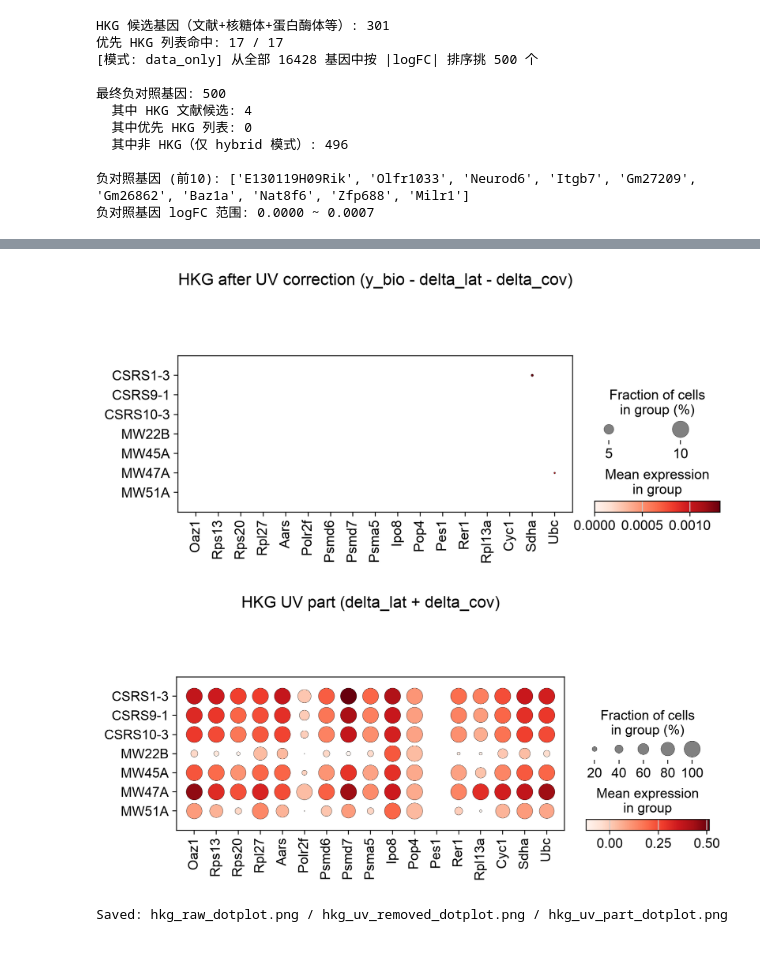
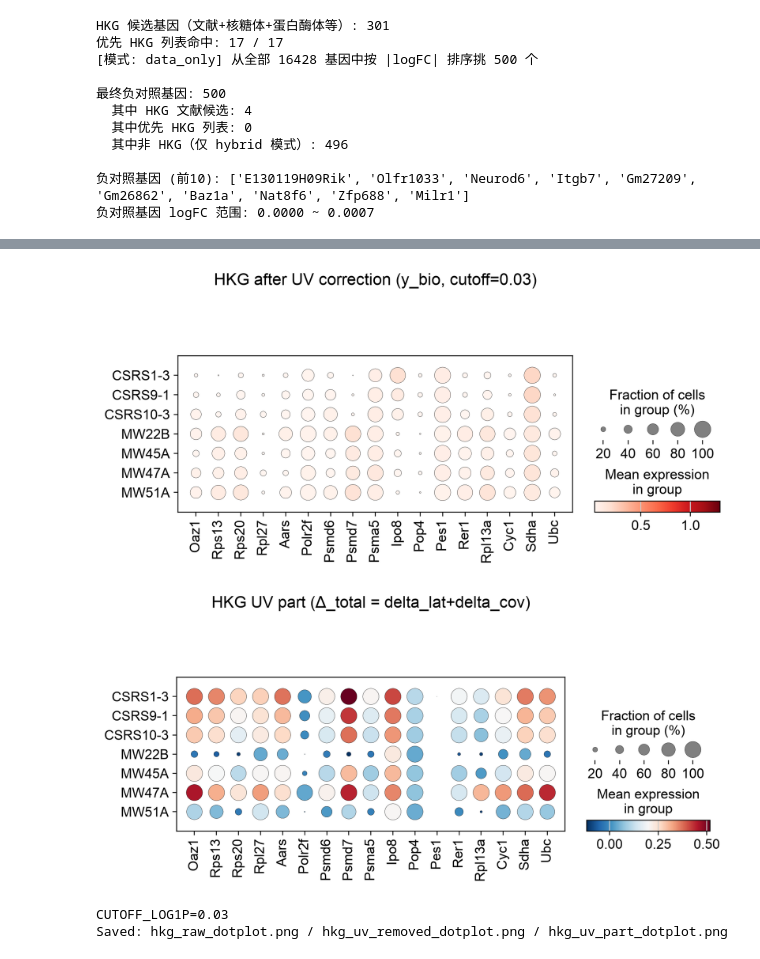
Before and after one commit to juychen/RUVDEG, a Jupyter notebook: testRUVVAE.ipynb, the cells around one changed output, grey strips where cells are left out. Saved outputs shown, nothing was run; the diff lists cells and outputs as text; code cells hidden in the pictures.

```diff
--- a/testRUVVAE.ipynb
+++ b/testRUVVAE.ipynb
@@ -934,9 +1080,10 @@ Saved: hkg_before_uv.png / hkg_after_uv.png
 # %%
 # ========== 9d. Scanpy dotplot：HKG raw / UV-removed / UV-part 三联图 ==========
-# 把三个量放在不同 layer，用 dotplot 横向比较 HKG 的 UV 校正效果。
+# 横向比较 HKG 的 UV 校正效果, raw 和 y_bio 用同一颜色尺度。
 import matplotlib.pyplot as plt
 
-# 计算 delta_lat + delta_cov，作为“被模型归到 UV 的部分”
+CUTOFF_LOG1P = 0.03
+
 model_cpu.eval()
 with torch.no_grad():
     c_dict_eval = {
@@ -945,56 +1092,89 @@ with torch.no_grad():
         "n_genes_on": torch.FloatTensor(n_genes_on[:, None]),
     }
     out_eval = model_cpu(torch.FloatTensor(Y_log), c_dict_eval, torch.BoolTensor(neg_control_mask))
+    y_bio_raw = out_eval["y_bio"].cpu().numpy()
     delta_lat_eval = out_eval["delta_lat"].cpu().numpy()
     delta_cov_eval = out_eval["delta_cov"].cpu().numpy()
 
-# 注意：layer 形状必须与 adata 完全一致 (n_obs, n_var)
-hkg_idx_full = [gene_names.index(g) for g in hkg_genes_used]
-X_uv_part_full = np.zeros_like(Y_log)
-X_uv_part_full[:, hkg_idx_full] = (
-    delta_lat_eval[:, hkg_idx_full] + delta_cov_eval[:, hkg_idx_full]
-)
+hkg_idx = [gene_names.index(g) for g in hkg_genes_used]
+
+# y_bio 连续版 + 阈值版
+adata_hvg.layers["X_bio"] = y_bio_raw
+y_bio_th = y_bio_raw.copy()
+y_bio_th[y_bio_th < CUTOFF_LOG1P] = 0.0
+adata_hvg.layers["X_bio_th"] = y_bio_th
+
+# raw 阈值版 (同尺度)
+adata_hvg.layers["X_raw_th"] = adata_hvg.X.copy()
+adata_hvg.layers["X_raw_th"][adata_hvg.layers["X_raw_th"] < CUTOFF_LOG1P] = 0.0
+
+# UV part = delta_total (全部基因)
+X_uv_part_full = delta_lat_eval + delta_cov_eval
 adata_hvg.layers["X_uv_part"] = X_uv_part_full
 
 print("adata_hvg.X shape:", adata_hvg.X.shape)
-print("X_uv_removed shape:", adata_hvg.layers["X_uv_removed"].shape)
-print("X_bio shape:", adata_hvg.layers["X_bio"].shape)
-print("X_uv_part shape:", adata_hvg.layers["X_uv_part"].shape)
+print("X_bio (y_bio, log1p) shape:", adata_hvg.layers["X_bio"].shape)
+print("X_raw_th shape:", adata_hvg.layers["X_raw_th"].shape)
+print("X_bio_th (thresholded) shape:", adata_hvg.layers["X_bio_th"].shape)
+print("X_uv_part (Δ_total) shape:", adata_hvg.layers["X_uv_part"].shape)
+
+# ---- 统一颜色尺度: raw 和 y_bio 的 HKG 联合数据 ----
+raw_hkg = adata_hvg[:, hkg_genes_used].X.toarray()
+bio_hkg = y_bio_raw[:, hkg_idx]
+all_hkg = np.concatenate([raw_hkg.ravel(), bio_hkg.ravel()])
+all_hkg = all_hkg[all_hkg > CUTOFF_LOG1P]
+if len(all_hkg) > 0:
+    vmin, vmax = float(np.percentile(all_hkg, 2)), float(np.percentile(all_hkg, 98))
+else:
+    vmin, vmax = 0, 5
+print(f"  联合颜色范围: vmin={vmin:.3f}, vmax={vmax:.3f}")
+
+# 检查: raw ≈ y_bio + Δ_total
+hkg_idx0 = gene_names.index(hkg_genes_used[0])
+recon_check = y_bio_raw[:, hkg_idx0] + X_uv_part_full[:, hkg_idx0]
+print(f"\n[HKG={hkg_genes_used[0]}] raw ≈ y_bio + Δ_total 验证:")
+print(f"  raw:       mean={Y_log[:, hkg_idx0].mean():.3f}")
+print(f"  y_bio:     mean={y_bio_raw[:, hkg_idx0].mean():.3f}")
+print(f"  Δ_total:   mean={X_uv_part_full[:, hkg_idx0].mean():.3f}")
+print(f"  y_bio+Δ:   mean={recon_check.mean():.3f}")
 
 # 用 dotplot 一次画三张：raw / UV-removed / UV-part
+# raw 和 UV-removed 共享 vmin/vmax, UV part 单独（尺度不同）
 sc.settings.set_figure_params(dpi=110)
 
-# ---- 1. raw log1p ----
+# ---- 1. raw 阈值版 (同尺度) ----
 fig = sc.pl.dotplot(
     adata_hvg,
     var_names=hkg_genes_used,
     groupby="donor",
     use_raw=False,
-    layer=None,
+    layer="X_raw_th",
     standard_scale=None,
     cmap="Reds",
     show=False,
-    title="HKG raw (raw log1p)",
+    title=f"HKG raw (cutoff={CUTOFF_LOG1P})",
+    vmin=vmin, vmax=vmax,
     return_fig=True,
 )
 fig.savefig("hkg_raw_dotplot.png", bbox_inches="tight")
 
-# ---- 2. UV-removed ----
+# ---- 2. UV-removed = y_bio (同尺度, 同颜色范围) ----
 fig = sc.pl.dotplot(
     adata_hvg,
     var_names=hkg_genes_used,
     groupby="donor",
     use_raw=False,
-    layer="X_bio",
+    layer="X_bio_th",
     standard_scale=None,
     cmap="Reds",
     show=False,
-    title="HKG after UV correction (y_bio - delta_lat - delta_cov)",
+    title=f"HKG after UV correction (y_bio, cutoff={CUTOFF_LOG1P})",
+    vmin=vmin, vmax=vmax,
     return_fig=True,
 )
 fig.savefig("hkg_uv_removed_dotplot.png", bbox_inches="tight")
 
-# ---- 3. UV part (delta_lat + delta_cov) ----
+# ---- 3. UV part = Δ_total = delta_lat + delta_cov ----
 fig = sc.pl.dotplot(
     adata_hvg,
     var_names=hkg_genes_used,
@@ -1002,14 +1182,15 @@ fig = sc.pl.dotplot(
     use_raw=False,
     layer="X_uv_part",
     standard_scale=None,
-    cmap="Reds",
+    cmap="RdBu_r",
     show=False,
-    title="HKG UV part (delta_lat + delta_cov)",
+    title="HKG UV part (Δ_total = delta_lat+delta_cov)",
     return_fig=True,
 )
 fig.savefig("hkg_uv_part_dotplot.png", bbox_inches="tight")
 
 plt.show()
+print(f"CUTOFF_LOG1P={CUTOFF_LOG1P}")
 print("Saved: hkg_raw_dotplot.png / hkg_uv_removed_dotplot.png / hkg_uv_part_dotplot.png")
 # %% [output]
 adata_hvg.X shape: (4821, 16428)
@@ -1020,3 +1209,4 @@ X_uv_part shape: (4821, 16428)
-[figure, old version]
+[figure, new version]
-[figure, old version]
+[figure, new version]
+CUTOFF_LOG1P=0.03
 Saved: hkg_raw_dotplot.png / hkg_uv_removed_dotplot.png / hkg_uv_part_dotplot.png
```
Also changed, not shown: parts of 11 cells of this notebook, 1 other file.
